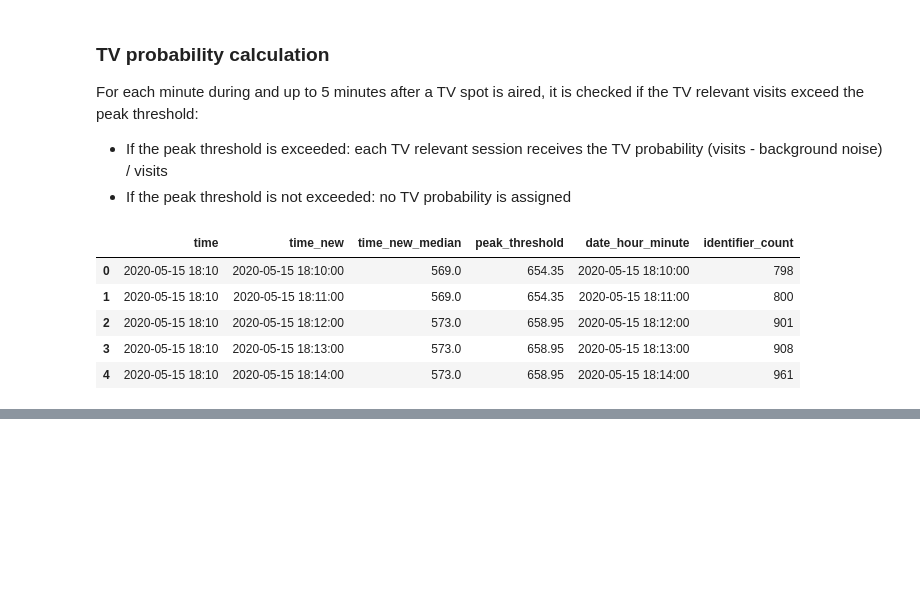
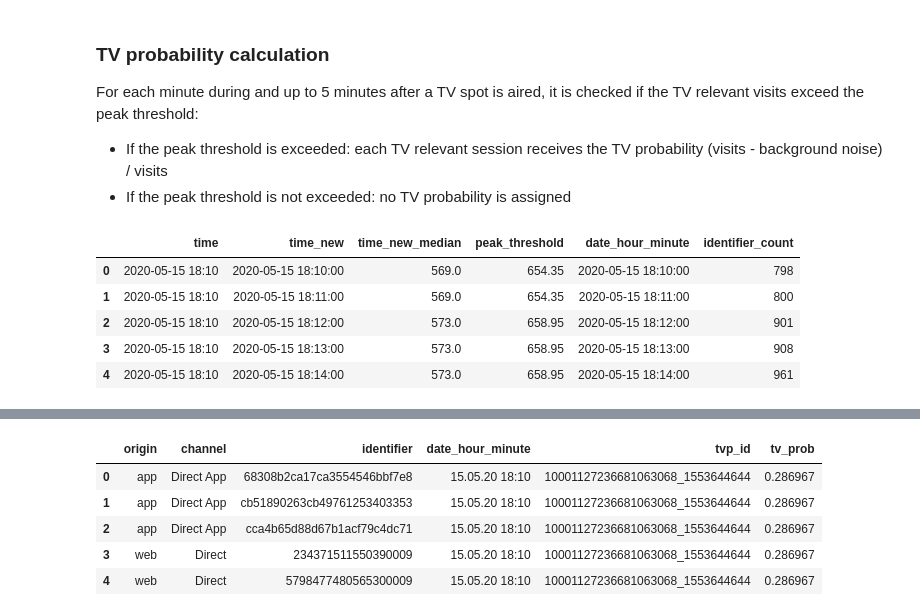
Before and after one commit to ElifKarakutukDinc/e-commerce_tv_spot_attribution_analysis, a Jupyter notebook: TV_Probability.ipynb, the cells around one changed output, grey strips where cells are left out. Saved outputs shown, nothing was run; the diff lists cells and outputs as text; code cells hidden in the pictures; blank space fills up the shorter version.

```diff
--- a/TV_Probability.ipynb
+++ b/TV_Probability.ipynb
@@ -544,2 +494,22 @@ tv_visits_match_df["tv_probability"].unique()
+# %%
+# merging sessions table with final_calculation_df to gather which visit had a valid tv probability calculation
+home_assignment_final_df = pd.merge(
+    sessions_final_df,
+    final_calculation_df,
+    how="inner",
+    left_on="date_hour_minute",
+    right_on="ads_start_time_5_min_duration",
+)[["origin", "channel", "identifier", "date_hour_minute", "tvp_id", "tv_prob"]]
+# %%
+home_assignment_final_df["date_hour_minute"] = pd.to_datetime(
+    home_assignment_final_df["date_hour_minute"]
+)
 # %%
-tv_visits_match_df.head()
+home_assignment_final_df.head()
+# %% [output]
+|  | origin | channel | identifier | date_hour_minute | tvp_id | tv_prob |
+| 0 | app | Direct App | 68308b2ca17ca3554546bbf7e8 | 15.05.20 18:10 | 10001127236681063068_1553644644 | 0.286967 |
+| 1 | app | Direct App | cb51890263cb49761253403353 | 15.05.20 18:10 | 10001127236681063068_1553644644 | 0.286967 |
+| 2 | app | Direct App | cca4b65d88d67b1acf79c4dc71 | 15.05.20 18:10 | 10001127236681063068_1553644644 | 0.286967 |
+| 3 | web | Direct | 234371511550390009 | 15.05.20 18:10 | 10001127236681063068_1553644644 | 0.286967 |
+| 4 | web | Direct | 5798477480565300009 | 15.05.20 18:10 | 10001127236681063068_1553644644 | 0.286967 |
```
Also changed, not shown: parts of 22 cells of this notebook.
